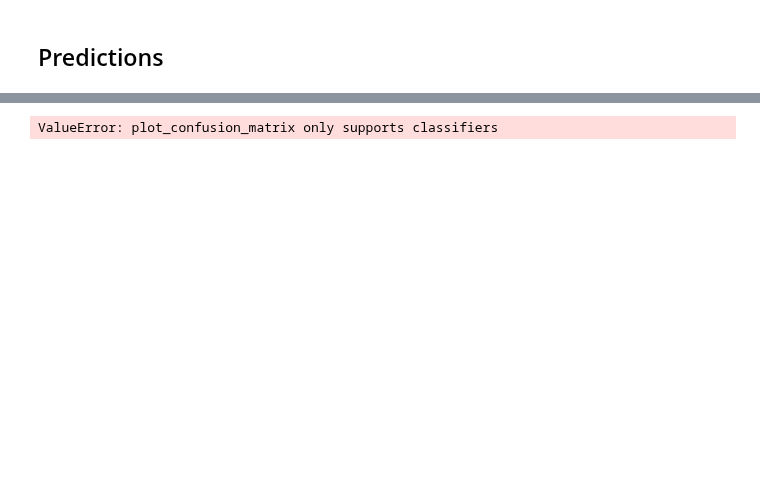
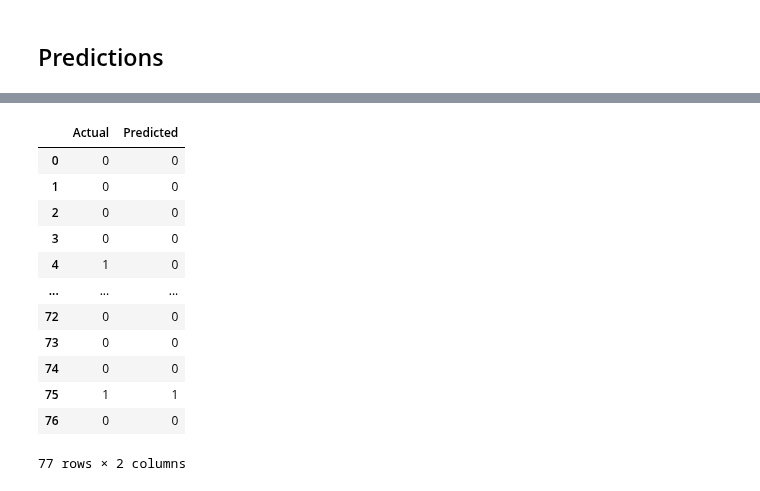
Before and after one commit to rooneyrulz/prima_diabetes_classification, a Jupyter notebook: Prima Diabetes Prediction.ipynb, the cells around one changed output, grey strips where cells are left out. Cells and saved outputs as stored; diff of their text form; code cells hidden in the pictures; blank space fills up the shorter version.

```diff
--- a/Prima Diabetes Prediction.ipynb
+++ b/Prima Diabetes Prediction.ipynb
@@ -235,4 +226,19 @@ from sklearn.metrics import confusion_matrix, plot_confusion_matrix
-# %%
-plot_confusion_matrix(model, X_test, y_test)
-# %% [output]
-ValueError: plot_confusion_matrix only supports classifiers
+# %%
+# New DataFrame with Actual vs Pred
+pred_df = pd.DataFrame({'Actual': y_test, 'Predicted': pred_class})
+
+pred_df
+# %% [output]
+|  | Actual | Predicted |
+| 0 | 0 | 0 |
+| 1 | 0 | 0 |
+| 2 | 0 | 0 |
+| 3 | 0 | 0 |
+| 4 | 1 | 0 |
+| ... | ... | ... |
+| 72 | 0 | 0 |
+| 73 | 0 | 0 |
+| 74 | 0 | 0 |
+| 75 | 1 | 1 |
+| 76 | 0 | 0 |
+77 rows × 2 columns
```
Also changed, not shown: parts of 10 cells of this notebook.
